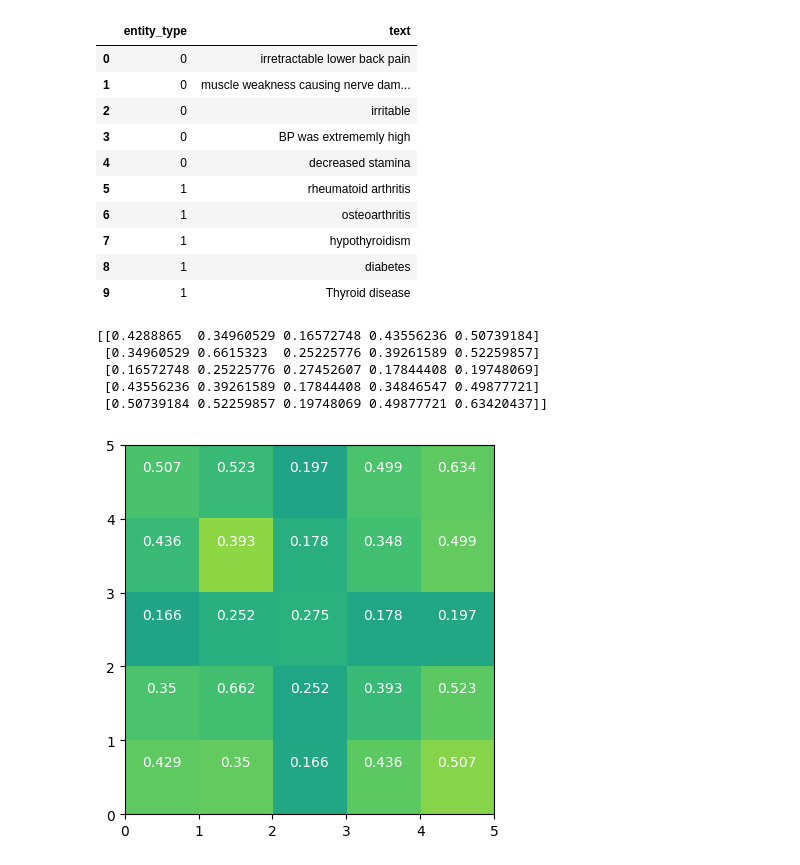
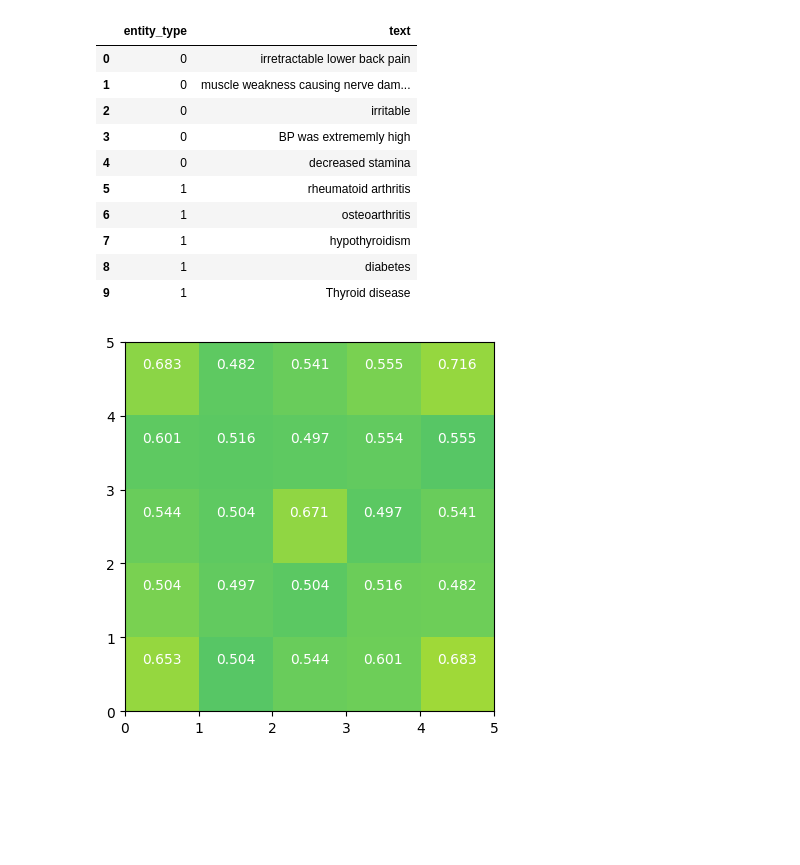
Before and after one commit to Bognanna/LLM-NER-metrics, a Jupyter notebook: notebooks/short_text_embeddings.ipynb, the cells around one changed output. Saved outputs shown, nothing was run; the diff lists cells and outputs as text; code cells hidden in the pictures; blank space fills up the shorter version.

```diff
--- a/notebooks/short_text_embeddings.ipynb
+++ b/notebooks/short_text_embeddings.ipynb
@@ -209,37 +264,36 @@ cadec_sample.head(10)
 | 8 | 1 | diabetes |
 | 9 | 1 | Thyroid disease |
 # %%
-similarity_matrix = np.zeros((5,5))
-count_matrix = np.zeros((5,5))
+def calculate_similarity_matrix(cadec_sample, mapping):
+    similarity_matrix = np.zeros((5,5))
+    count_matrix = np.zeros((5,5))
 
-for index_i, row_i in cadec_sample.iterrows():
-    for index_j, row_j in cadec_sample.iterrows():
+    for index_i, row_i in cadec_sample.iterrows():
+        for index_j, row_j in cadec_sample.iterrows():
 
-        # Do not calculate simmilarities for the same entities
-        # to not overestimate the score within the same group.
-        if index_i != index_j:
-            similarity_matrix[row_i.entity_type][row_j.entity_type] += cosine_sim_between_docs(row_i.text, row_j.text, mapping, verbose=False)
-            count_matrix[row_i.entity_type][row_j.entity_type] += 1
+            # Do not calculate simmilarities for the same entities
+            # to not overestimate the score within the same group.
+            if index_i != index_j:
+                similarity_matrix[row_i.entity_type][row_j.entity_type] += cosine_sim_between_docs(row_i.text, row_j.text, mapping, verbose=False)
+                count_matrix[row_i.entity_type][row_j.entity_type] += 1
 
-similarity_matrix /= count_matrix
-similarity_matrix = similarity_matrix
-print(similarity_matrix)
+    similarity_matrix /= count_matrix
+    return similarity_matrix
-# %% [output]
-[[0.4288865  0.34960529 0.16572748 0.43556236 0.50739184]
- [0.34960529 0.6615323  0.25225776 0.39261589 0.52259857]
- [0.16572748 0.25225776 0.27452607 0.17844408 0.19748069]
- [0.43556236 0.39261589 0.17844408 0.34846547 0.49877721]
- [0.50739184 0.52259857 0.19748069 0.49877721 0.63420437]]
 # %%
 import matplotlib.pyplot as plt
 
-plt.imshow(similarity_matrix, vmin=-1, vmax=1, extent=[0, 5, 0, 5])
-for i in range(5):
-    for j in range(5):
-        plt.annotate(str(round(similarity_matrix[i][j], 3)),
-                     xy=(j+0.5, i+0.7),
-                     ha='center', va='center', color='white')
+def plot_similarity_matrix(similarity_matrix):
 
-plt.show()
+    plt.imshow(similarity_matrix, vmin=-1, vmax=1, extent=[0, 5, 0, 5])
+    for i in range(5):
+        for j in range(5):
+            plt.annotate(str(round(similarity_matrix[i][j], 3)),
+                        xy=(j+0.5, i+0.7),
+                        ha='center', va='center', color='white')
+
+    plt.show()
-# %% [output]
-[figure, removed]
+# %%
+similarity_matrix = calculate_similarity_matrix(cadec_sample, ft_mapping)
+plot_similarity_matrix(similarity_matrix)
+# %% [output]
+[figure, added]
```
Also changed, not shown: parts of 12 cells of this notebook, 2 other files.
